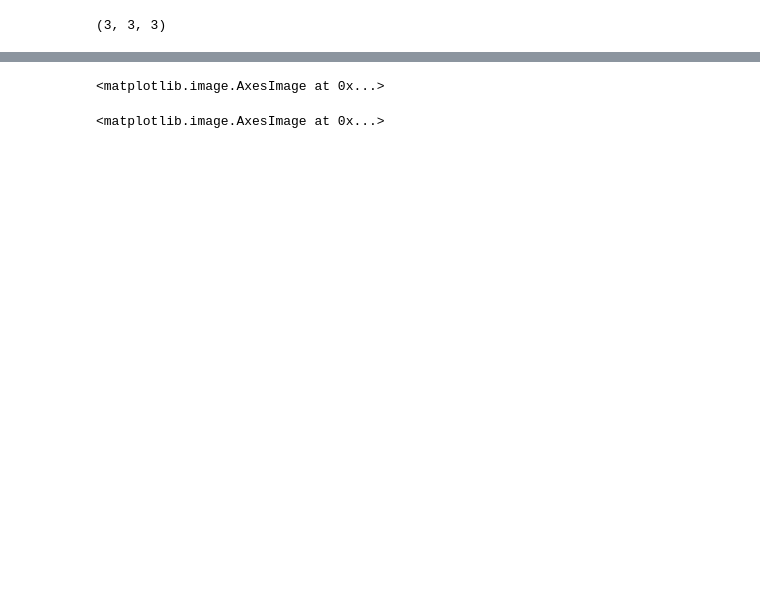
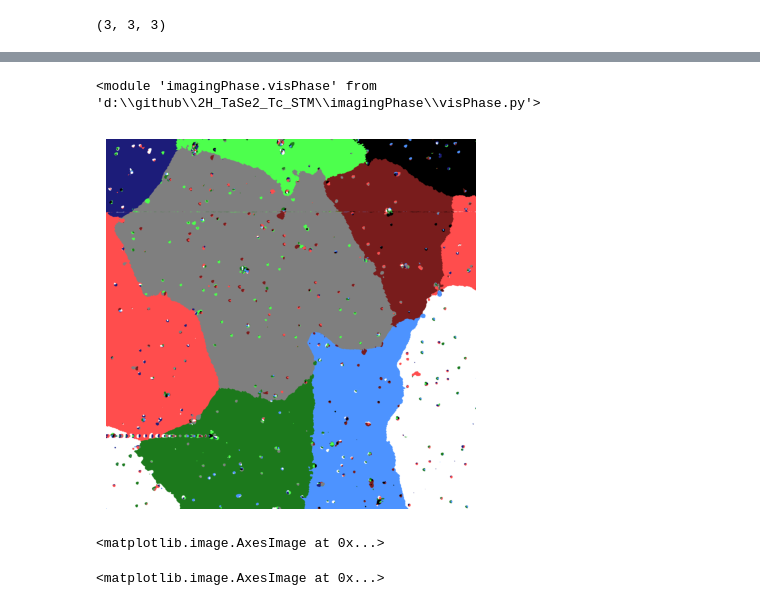
Before and after one commit to Potdooshami/2H_TaSe2_Tc_STM, a Jupyter notebook: visualizePhaseMap.ipynb, the cells around one changed output, grey strips where cells are left out. Cells and saved outputs as stored; diff of their text form; code cells hidden in the pictures; blank space fills up the shorter version.

Commit message:
REFACTOR: intergrate-domain coloring close: #12 close: #15

```diff
--- a/visualizePhaseMap.ipynb
+++ b/visualizePhaseMap.ipynb
@@ -340,3 +344,13 @@ plt.imshow(phase9)
+# %%
+import importlib
+importlib.reload(vp)
+# %% [output]
+<module 'imagingPhase.visPhase' from 'd:\\github\\2H_TaSe2_Tc_STM\\imagingPhase\\visPhase.py'>
+# %%
+foo = vp.DomainColoring(Info)
+foo.show()
+# %% [output]
+[figure, added]
 # %%
 def getDWsegment(z6,is_close10):
   class6 = [210,201,120,102,21,12]
```
Also changed, not shown: parts of 3 cells of this notebook, 1 other file.
